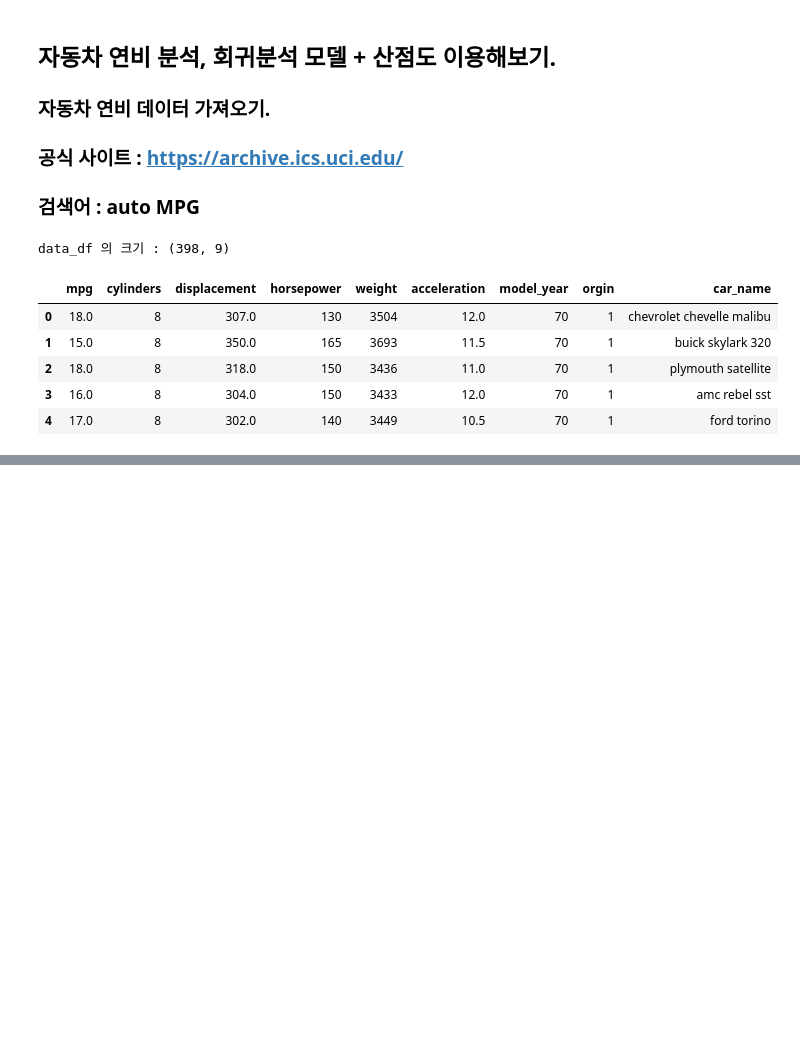
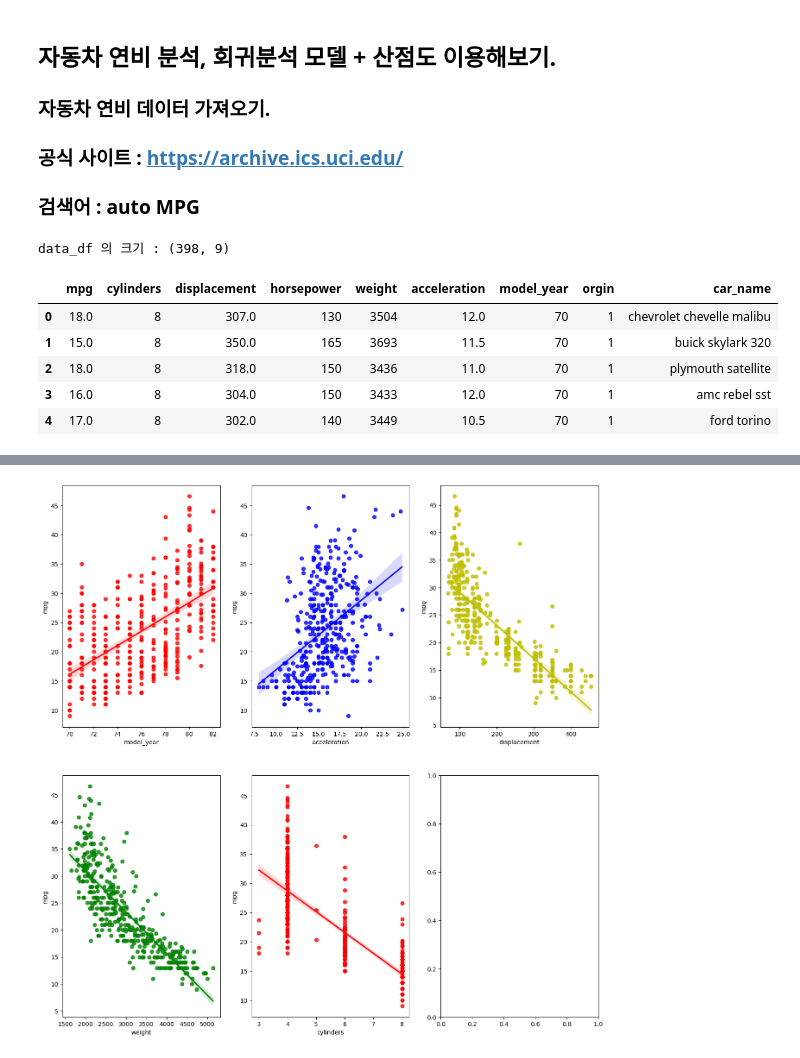
Before and after one commit to Hyeonseok0627/BigDataMLTest-teacher, a Jupyter notebook: 1-회귀분석/test2.ipynb, the cells around one changed output, grey strips where cells are left out. Drawn from its saved outputs; the diff is of its cells as text; code cells hidden in the pictures; blank space fills up the shorter version.

```diff
--- a/1-회귀분석/test2.ipynb
+++ b/1-회귀분석/test2.ipynb
@@ -19,3 +19,7 @@ data_df 의 크기 : (398, 9)
 | 2 | 18.0 | 8 | 318.0 | 150 | 3436 | 11.0 | 70 | 1 | plymouth satellite |
 | 3 | 16.0 | 8 | 304.0 | 150 | 3433 | 12.0 | 70 | 1 | amc rebel sst |
 | 4 | 17.0 | 8 | 302.0 | 140 | 3449 | 10.5 | 70 | 1 | ford torino |
+# %%
+# 특정 컬럼 제외하기. horsepower, orgin, car_name
+data_df = data_df.drop(["horsepower", "orgin", "car_name"], axis=1, inplace=False)
+data_df.head()
@@ -21,0 +129,23 @@ data_df 의 크기 : (398, 9)
+# %%
+# 학습된 모델을 통해서, 예측값도 구하고, 실제값과 비교도하고, MSE R^2 , 평가 지표
+# 학습된 모델의 예측값, 실제값과 얼마나 일치하는 지를 조사.
+# 시각화
+import matplotlib.pyplot as plt
+import seaborn as sns
+
+# 이미지들을 , 2 x 3 , 표 형태로 나타내기.
+fig, axs = plt.subplots(figsize = (16,16), ncols = 3, nrows = 2)
+
+x_features = ["model_year","acceleration","displacement","weight","cylinders"]
+
+# 그래프의 색상 옵션
+plot_color = ["r","b", "y", "g", "r"]
+
+for i, feature in enumerate(x_features):
+  # 몫 -> 2개 행으로
+  row = int(i/3)
+  # 나머지 -> 0,1,2 반복
+  col = i % 3
+  sns.regplot(x = feature, y="mpg", data = data_df, ax = axs[row][col], color = plot_color[i])
+# %% [output]
+[figure, added]
```
Also changed, not shown: parts of 13 cells of this notebook.
